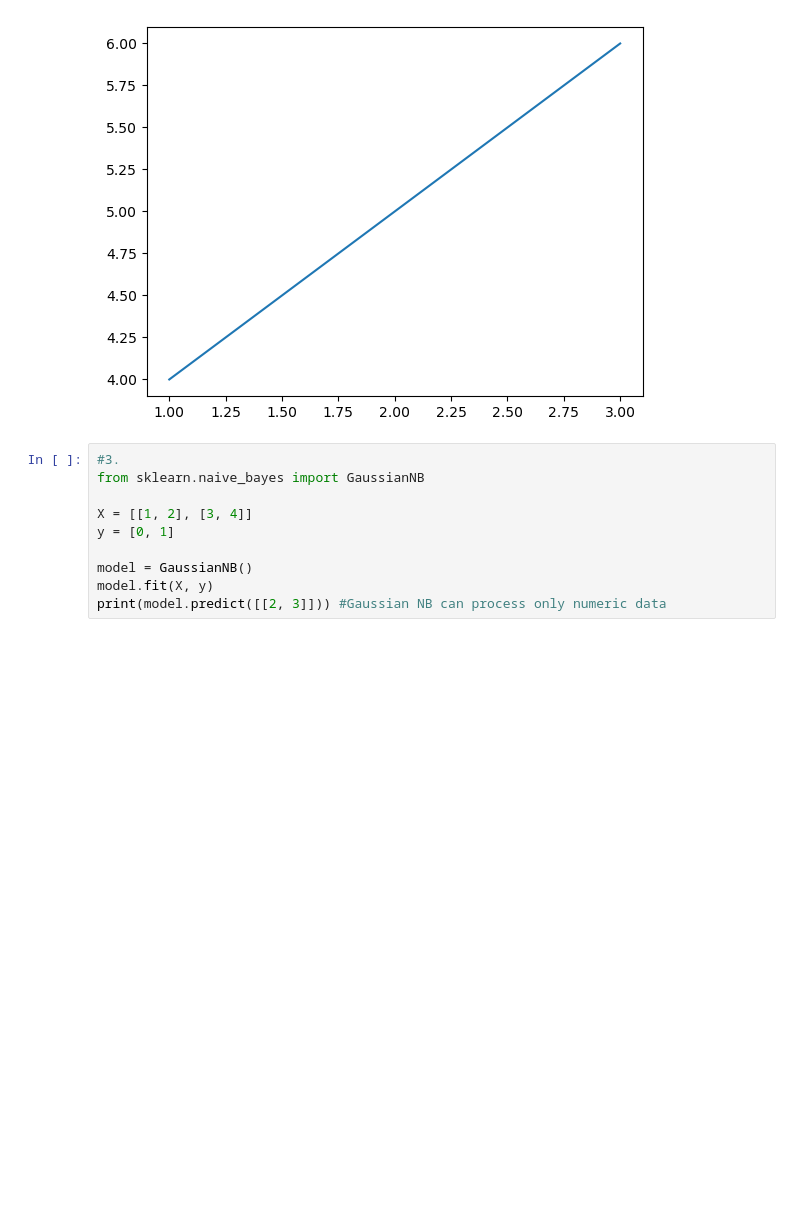
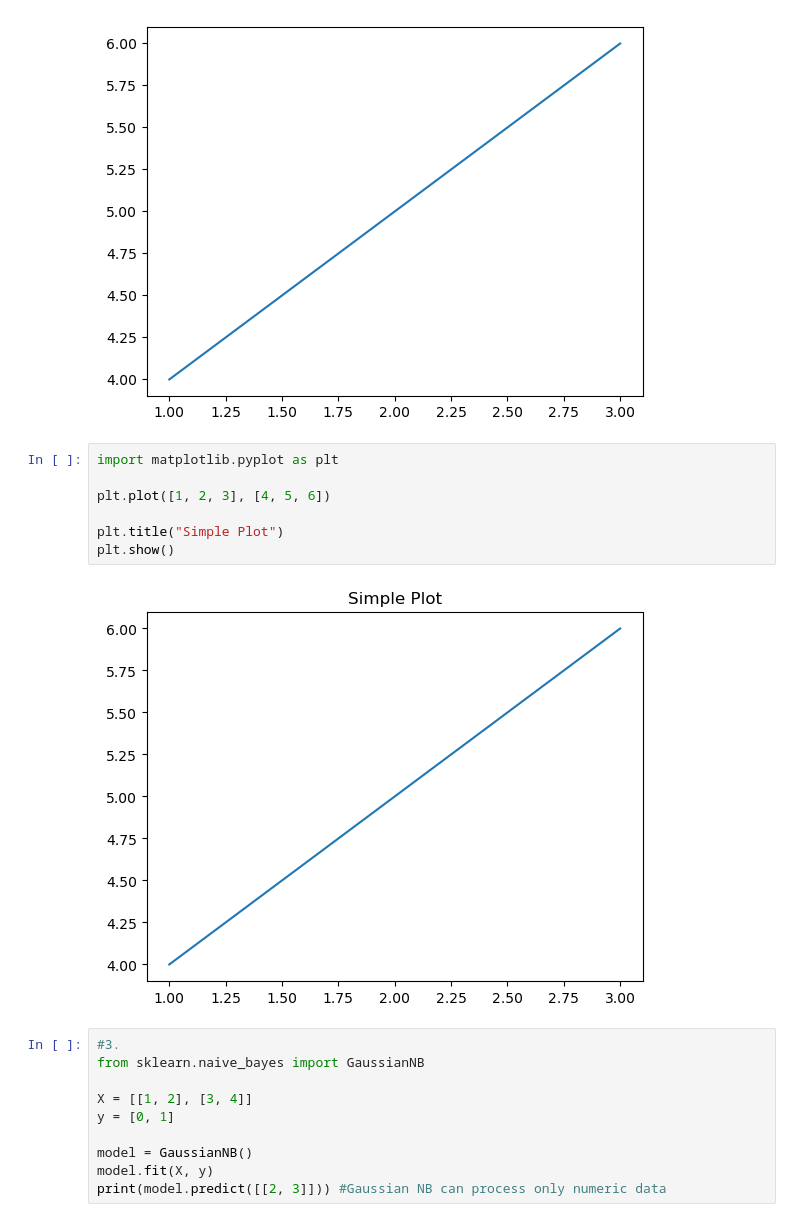
Before and after one commit to asivasailam-AI/Machinelearningsetquestions, a Jupyter notebook: ML debug set-5-answer.ipynb, the cells around one changed output. Saved outputs shown, nothing was run; the diff lists cells and outputs as text; blank space fills up the shorter version.

```diff
--- a/ML debug set-5-answer.ipynb
+++ b/ML debug set-5-answer.ipynb
@@ -26,6 +27,15 @@ plt.plot([1, 2, 3], [4, 5, 6])
 # %% [output]
 [<matplotlib.lines.Line2D at 0x...>]
 [figure]
+# %%
+import matplotlib.pyplot as plt
+
+plt.plot([1, 2, 3], [4, 5, 6])
+
+plt.title("Simple Plot")
+plt.show()
+# %% [output]
+[figure, added]
 # %%
 #3.
 from sklearn.naive_bayes import GaussianNB
```
Also changed, not shown: parts of 3 cells of this notebook.
